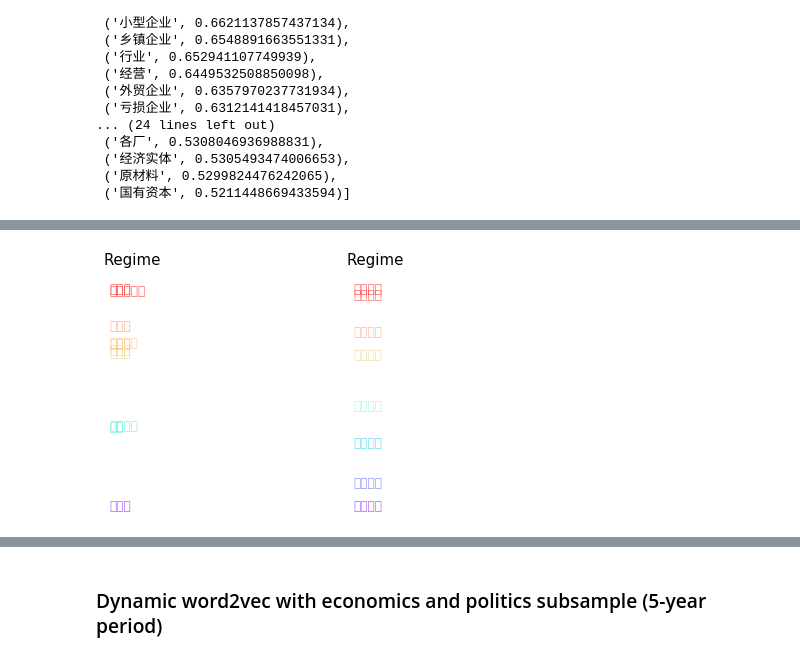
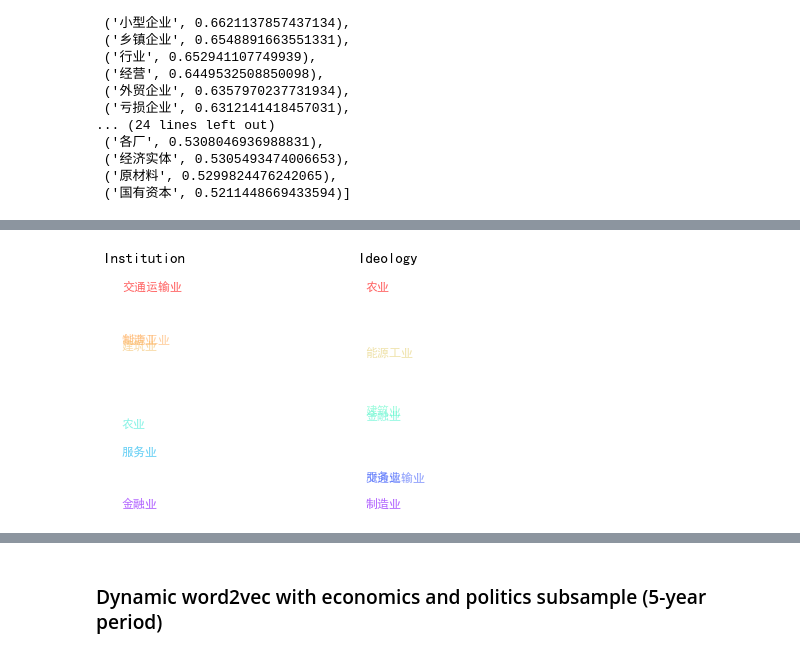
Before and after one commit to WMhYang/EconContent, a Jupyter notebook: codes/word2vec.ipynb, the cells around one changed output, grey strips where cells are left out. Drawn from its saved outputs; the diff is of its cells as text; code cells hidden in the pictures.

```diff
--- a/codes/word2vec.ipynb
+++ b/codes/word2vec.ipynb
@@ -323,3 +373,7 @@ ProjTargetWords += ['国营企业', '集体企业', '国有企业', '乡镇企
+# %%
+# words to be mapped: occupations
+ProjTargetWords += ['医生', '会计', '律师', '教师', '演员', '设计师',
+                    '运动员', '警察', '服务员', '农民', '工人']
 # %%
 # words submatrix
 ProjWordsSubMatrix = []
@@ -361,19 +415,26 @@ def dimension(model, positives, negatives):
 plan_mkt = dimension(model_sub,
                      ['计划经济', '短缺经济', '计划', '计划调节', '计划体制'],
                      ['市场经济', '商品经济', '市场', '市场调节', '市场机制'])
+
+soci_capi = dimension(model_sub, ['社会主义', '无产阶级'], ['资本主义', '资产阶级'])
 # %%
 # Create domains
-Industries = ['农业', '采矿业', '制造业', '能源工业', '建筑业', '零售业',
-              '交通运输业', '餐饮业', '金融业', '房地产业']
+Industries = ['农业', '制造业', '能源工业', '建筑业',
+              '交通运输业', '服务业', '金融业']
 
 Firms = ['国营企业', '集体企业', '国有企业', '乡镇企业',
-         '三资企业', '外资企业', '私营企业', '民营企业']
+         '三资企业', '外资企业', '私营企业']
+
+Occupations = ['医生', '会计', '律师', '教师', '演员', '设计师',
+               '运动员', '警察', '服务员', '农民', '工人']
 # %%
 def makeDF(model, word_list):
     p_m = []
+    s_c = []
     for word in word_list:
-        p_m.append(sklearn.metrics.pairwise.cosine_similarity(model[word].reshape(1,-1), plan_mkt.reshape(1,-1))[0][0])
-    df = pd.DataFrame({'Regime': p_m}, index = word_list)
+        p_m.append(cosine_similarity(model[word].reshape(1,-1), plan_mkt.reshape(1,-1))[0][0])
+        s_c.append(cosine_similarity(model[word].reshape(1, -1), soci_capi.reshape(1,-1))[0][0])
+    df = pd.DataFrame({'Institution': p_m, 'Ideology': s_c}, index = word_list)
     return df
 # %%
 # Get the projections
@@ -400,11 +462,14 @@ def PlotDimension(ax,df, dim):
     plt.yticks(())
     plt.xticks(())
 # %%
+# Industries
+mpl.rcParams['font.sans-serif'] = ['SimHei']
+
 fig = plt.figure(figsize = (8,4))
 ax1 = fig.add_subplot(121)
-PlotDimension(ax1, Inddf, 'Regime')
+PlotDimension(ax1, Inddf, 'Institution')
 ax2 = fig.add_subplot(122)
-PlotDimension(ax2, Firmdf, 'Regime')
+PlotDimension(ax2, Inddf, 'Ideology')
 plt.show()
 # %% [output]
-[figure, old version]
+[figure, new version]
```
Also changed, not shown: parts of 52 cells of this notebook.
